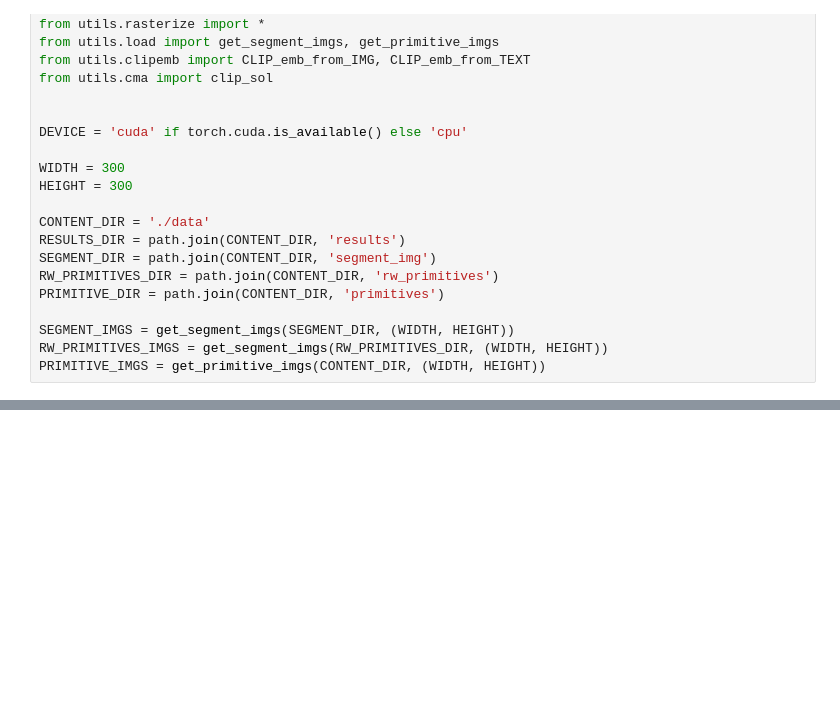
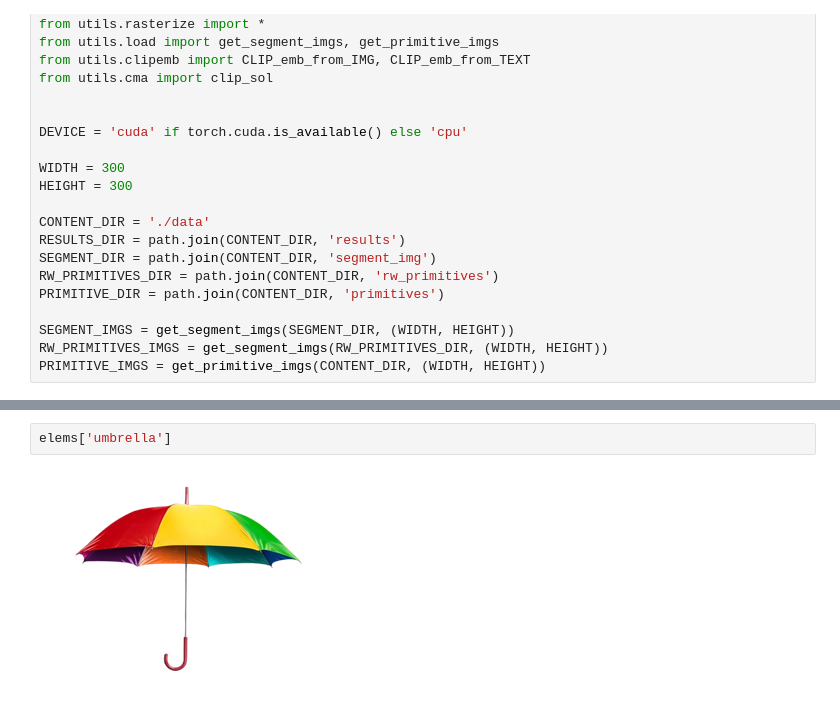
Before and after one commit to pietrosig/clip-primitive-stitching, a Jupyter notebook: cma_realworld.ipynb, the cells around one changed output, grey strips where cells are left out. Drawn from its saved outputs; the diff is of its cells as text; blank space fills up the shorter version.

```diff
--- a/cma_realworld.ipynb
+++ b/cma_realworld.ipynb
@@ -122,6 +131,10 @@ def loop(es, max_val, primitives_selected, prompt_embedding, predictN, prompt_te
         clear_output(wait=True)  # Clear previous output
         display(img_pil)         # Display the new image
         print(f"Epoch {i} - Loss: {sim_loss.max().item()} - Empty pixels: {empty_pixel_loss.max().item()} - Time: {time.time() - a:.2f}s")
+# %%
+elems['umbrella']
+# %% [output]
+[figure, added]
 # %%
 
 sigma = 0.1
```
Also changed, not shown: parts of 2 cells of this notebook.
